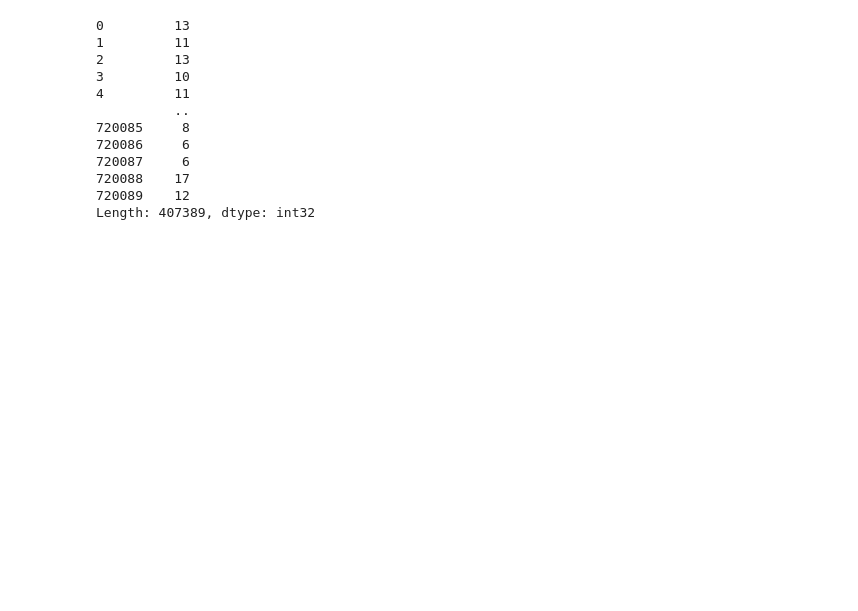
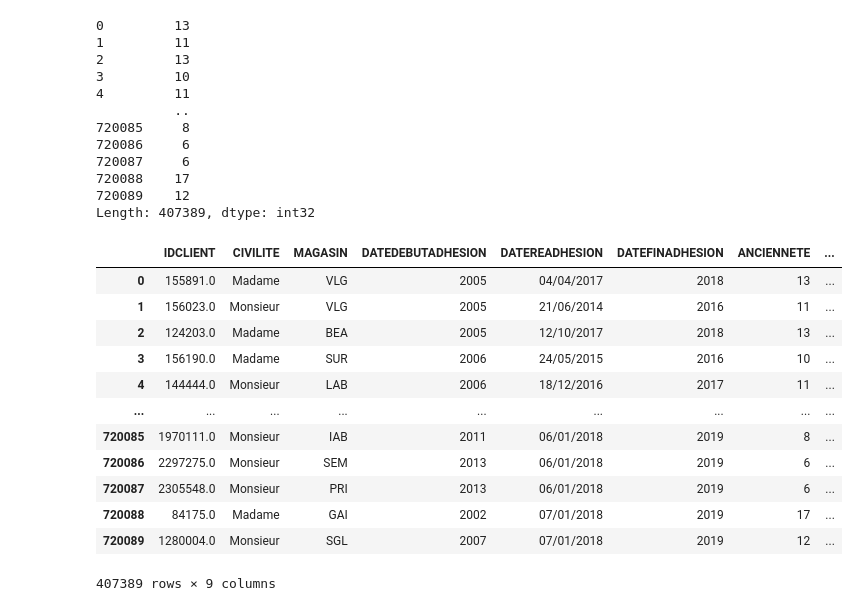
Before and after one commit to KBL78110/Retail_Customer_Retention, a Jupyter notebook: Notebook CLIENT Botanic.ipynb, the cells around one changed output. Saved outputs shown, nothing was run; the diff lists cells and outputs as text; code cells hidden in the pictures; blank space fills up the shorter version.

```diff
--- a/Notebook CLIENT Botanic.ipynb
+++ b/Notebook CLIENT Botanic.ipynb
@@ -422,3 +463,21 @@ print(ANCIENNETE)
 720088    17
 720089    12
 Length: 407389, dtype: int32
+# %%
+data1.insert(loc=6, column='ANCIENNETE', value=ANCIENNETE)
+# %%
+data1
+# %% [output]
+|  | IDCLIENT | CIVILITE | MAGASIN | DATEDEBUTADHESION | DATEREADHESION | DATEFINADHESION | ANCIENNETE | ... |
+| 0 | 155891.0 | Madame | VLG | 2005 | 04/04/2017 | 2018 | 13 | ... |
+| 1 | 156023.0 | Monsieur | VLG | 2005 | 21/06/2014 | 2016 | 11 | ... |
+| 2 | 124203.0 | Madame | BEA | 2005 | 12/10/2017 | 2018 | 13 | ... |
+| 3 | 156190.0 | Madame | SUR | 2006 | 24/05/2015 | 2016 | 10 | ... |
+| 4 | 144444.0 | Monsieur | LAB | 2006 | 18/12/2016 | 2017 | 11 | ... |
+| ... | ... | ... | ... | ... | ... | ... | ... | ... |
+| 720085 | 1970111.0 | Monsieur | IAB | 2011 | 06/01/2018 | 2019 | 8 | ... |
+| 720086 | 2297275.0 | Monsieur | SEM | 2013 | 06/01/2018 | 2019 | 6 | ... |
+| 720087 | 2305548.0 | Monsieur | PRI | 2013 | 06/01/2018 | 2019 | 6 | ... |
+| 720088 | 84175.0 | Madame | GAI | 2002 | 07/01/2018 | 2019 | 17 | ... |
+| 720089 | 1280004.0 | Monsieur | SGL | 2007 | 07/01/2018 | 2019 | 12 | ... |
+407389 rows × 9 columns
```
Also changed, not shown: parts of 10 cells of this notebook.
